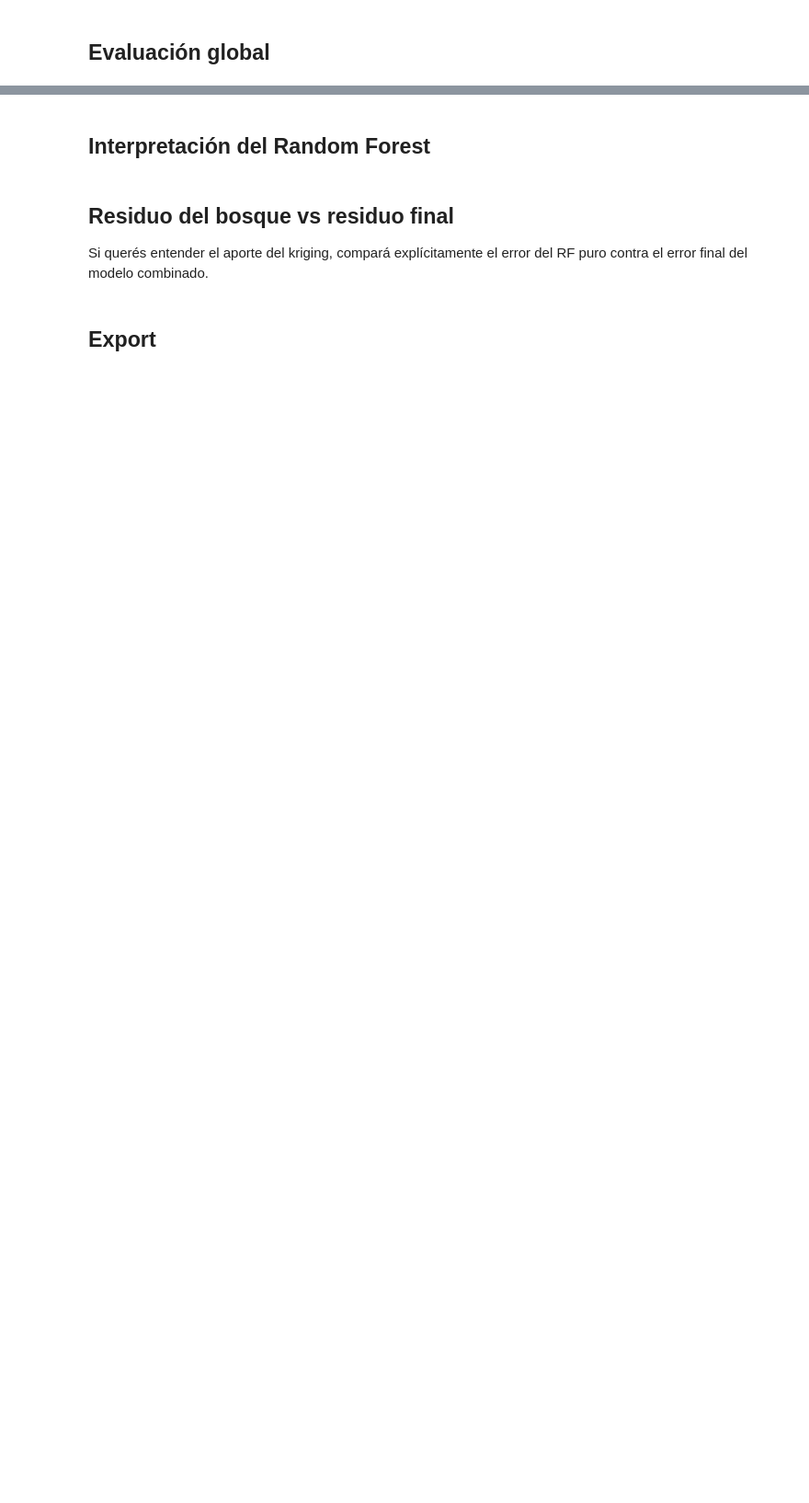
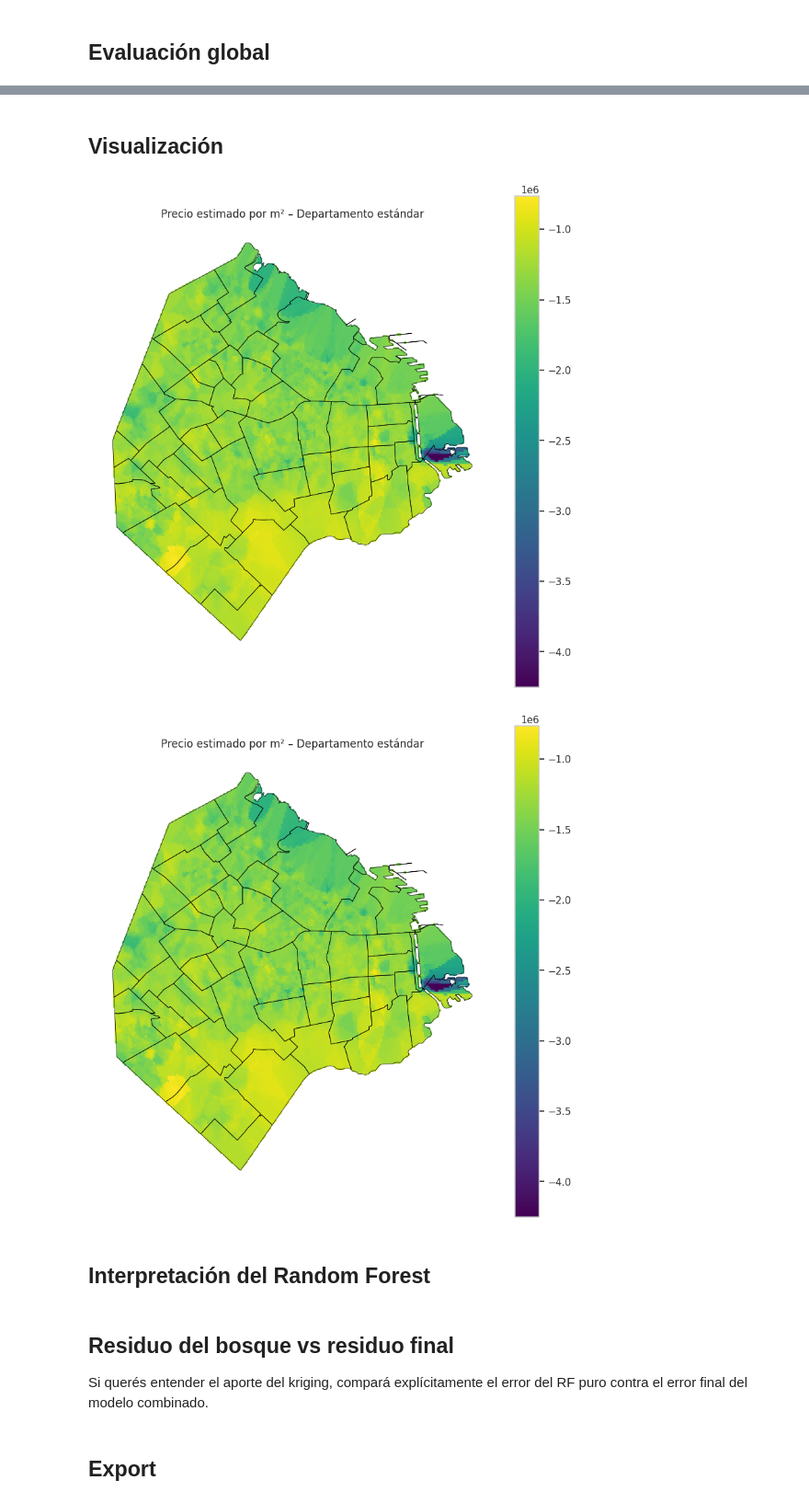
Before and after one commit to santieliges/caba-property-opportunities, a Jupyter notebook: notebooks/12_rf_kriging.ipynb, the cells around one changed output, grey strips where cells are left out. Shown at 92% size. Saved outputs shown, nothing was run; the diff lists cells and outputs as text; code cells hidden in the pictures; blank space fills up the shorter version.

```diff
--- a/notebooks/12_rf_kriging.ipynb
+++ b/notebooks/12_rf_kriging.ipynb
@@ -53,9 +102,20 @@ kriging_params = {
 # %% [markdown]
 ## Entrenamiento
 # %%
-# X_train = train_df[feature_cols]
-# y_train = train_df[target_col]
-# coords_train = train_df[coord_cols].to_numpy()
-# model = RegressionKrigingModel(rf_params=rf_params, kriging_params=kriging_params)
-# model.fit(X_train, y_train, coords_train)
-# model
+rf_params = {
+    "n_estimators": 500,
+    "max_depth": None,
+    "min_samples_leaf": 3,
+    "max_features": "log2",
+}
+
+kriging_params = {
+    "n_closest_points": 7,
+    "variogram_model": "linear",
+    "pseudo_inv": True,
+    "pseudo_inv_type": "pinvh",
+}
+
+model = RegressionKrigingModel(rf_params=rf_params, kriging_params=kriging_params)
+model.fit(X_train, y_train, coords_train)
+model
@@ -95,3 +178,24 @@ def regression_metrics(y_true, y_pred):
+# %% [markdown]
+## Visualización
+# %%
+barrios_path = PROJECT_ROOT / 'barrios.geojson'
+
+df_grid, barrios, std = generar_grid_predicciones(
+    model,
+    gdf_val,
+    feature_cols
+)
+
+mapa = MapaPrecio(df_grid, barrios)
+
+mapa.plot()
+
+#mapa.save("mapa_modelo_lgwr.png")
+
+#mapa.save("mapa_modelo_lgwr.pdf")
+# %% [output]
+[figure, added]
+[figure, added]
 # %% [markdown]
 ## Interpretación del Random Forest
 # %%
```
Also changed, not shown: parts of 9 cells of this notebook, 48 other files.
